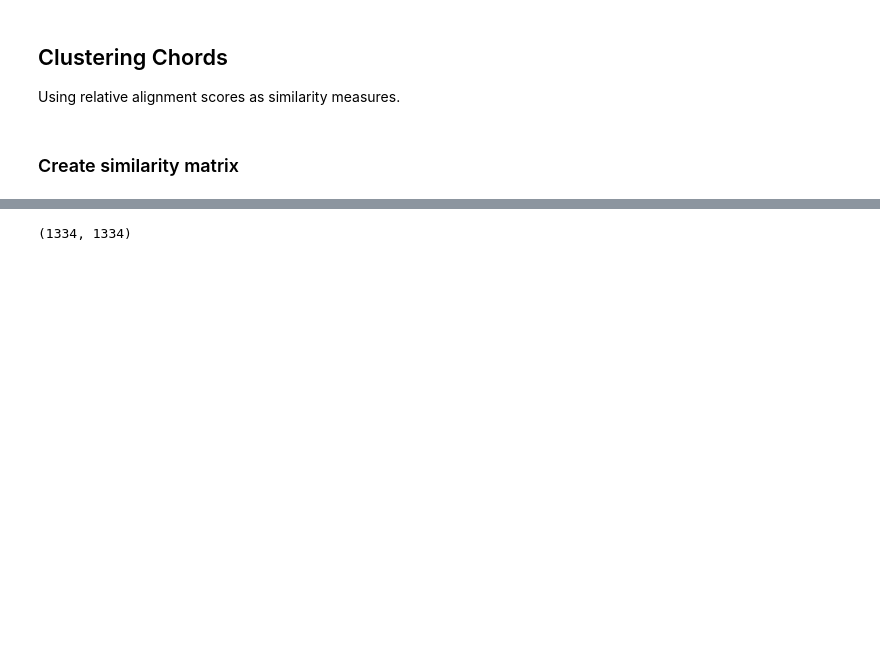
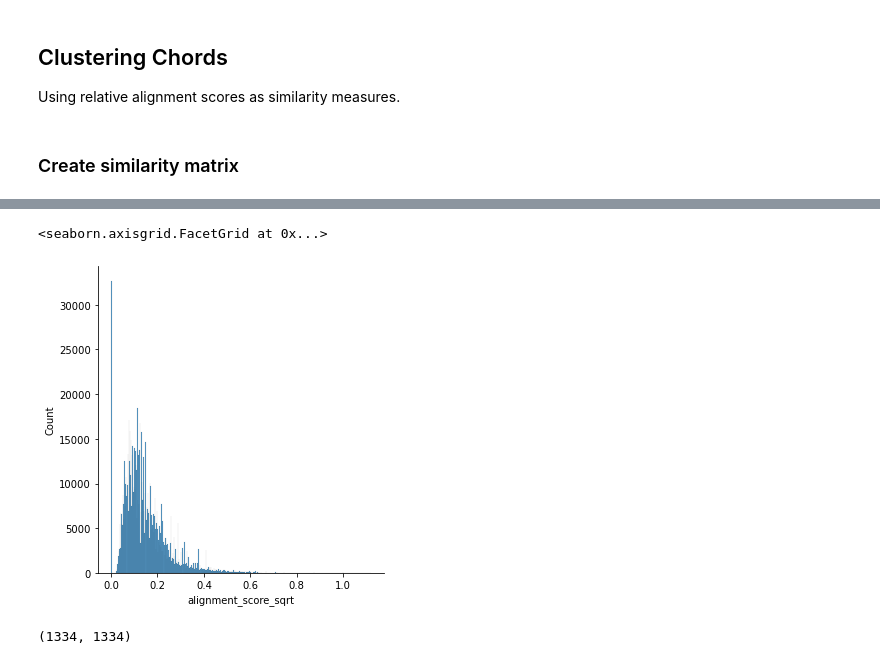
Before and after one commit to gruppeneun/chords, a Jupyter notebook: clustering_alignment_score.ipynb, the cells around one changed output, grey strips where cells are left out. Drawn from its saved outputs; the diff is of its cells as text; code cells hidden in the pictures; blank space fills up the shorter version.

```diff
--- a/clustering_alignment_score.ipynb
+++ b/clustering_alignment_score.ipynb
@@ -18,3 +23,8 @@ scoresDat = pd.read_csv('calculations/smith_waterman.zip')
+# %%
+sns.displot(data=scoresDat, x='alignment_score_sqrt')
+# %% [output]
+<seaborn.axisgrid.FacetGrid at 0x...>
+[figure, added]
 # %%
 dat = scoresDat
 # %%
```
Also changed, not shown: parts of 7 cells of this notebook, 1 other file.
